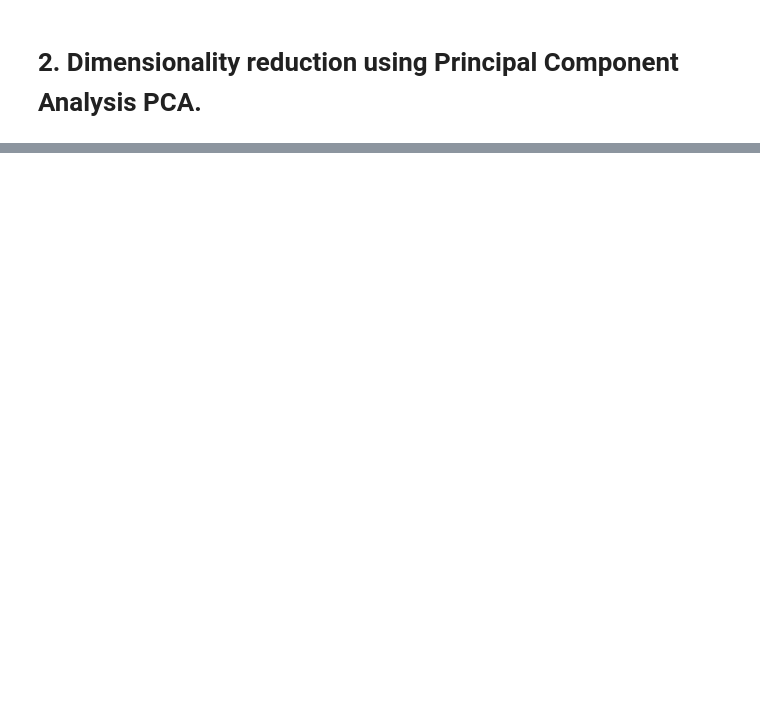
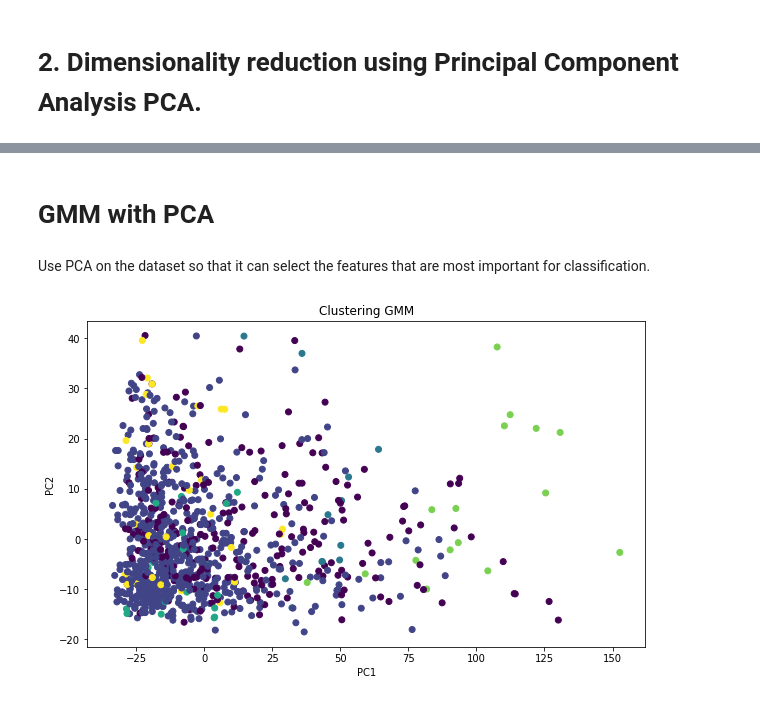
Before and after one commit to anvitha-jain/MLColab, a Jupyter notebook: Midterm.ipynb, the cells around one changed output, grey strips where cells are left out. Saved outputs shown, nothing was run; the diff lists cells and outputs as text; code cells hidden in the pictures; blank space fills up the shorter version.

```diff
--- a/Midterm.ipynb
+++ b/Midterm.ipynb
@@ -438,0 +453,6 @@ Text(0.5, 1, 'Correlation Mapping between features')
+# %%
+X = germandf.drop('CostMatrix', 1).values #independent variables
+y = germandf["CostMatrix"].values #target variables
+
+pca = PCA(n_components=16)
+X = pca.fit_transform(X)
@@ -438,0 +488,10 @@ Text(0.5, 1, 'Correlation Mapping between features')
+# %%
+# Apply GMM for the whole dataset
+def GMM_clusters(numOfClusters,data):
+    gmm = GaussianMixture(n_components=numOfClusters).fit(data)
+    labels = gmm.predict(data)
+    return labels
+
+germandf['GMM_Label'] = GMM_clusters(6,germandf)
+print("GMM Clusters:")
+germandf['GMM_Label'].value_counts()
@@ -438,0 +507,17 @@ Text(0.5, 1, 'Correlation Mapping between features')
+# %% [markdown]
+# **GMM with PCA**
+# %% [markdown]
+Use PCA on the dataset so that it can select the features that are most important for classification.
+# %%
+# Apply GMM on PCA dataset
+def PCAplt(df,labels,algo):
+    pca = PCA(n_components = 3).fit_transform(df)
+    plt.figure(figsize=(10,6))
+    plt.scatter(pca[:,0],pca[:,1], c = labels)
+    plt.title('Clustering %s' %algo)
+    plt.xlabel("PC1")
+    plt.ylabel("PC2")
+# %%
+PCAplt(germandf,germandf['GMM_Label'],'GMM')
+# %% [output]
+[figure, added]
```
Also changed, not shown: parts of 45 cells of this notebook.
